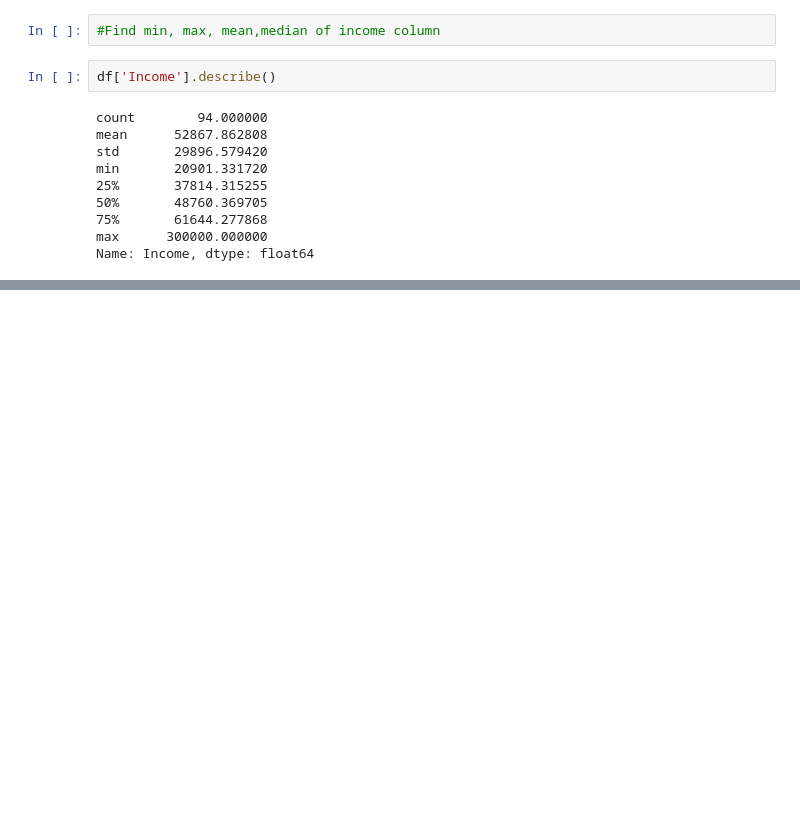
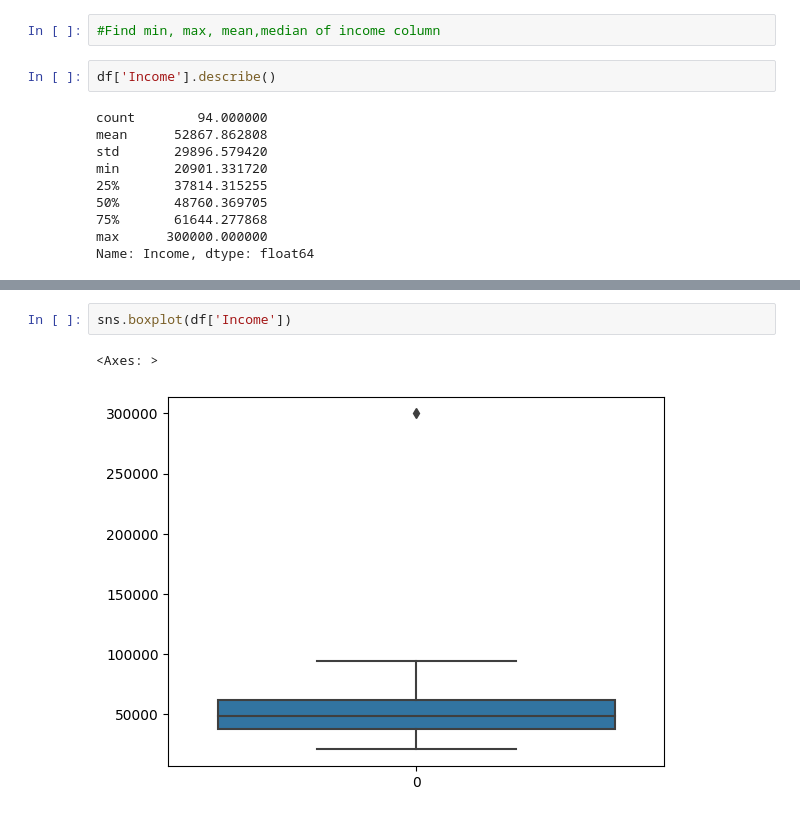
Before and after one commit to yaosheng27/schulich_data_science, a Jupyter notebook: 6110class_2.ipynb, the cells around one changed output, grey strips where cells are left out. Drawn from its saved outputs; the diff is of its cells as text; blank space fills up the shorter version.

```diff
--- a/6110class_2.ipynb
+++ b/6110class_2.ipynb
@@ -80,0 +102,5 @@ df.groupby('Gender')['Income'].describe()
+# %%
+sns.boxplot(df['Income'])
+# %% [output]
+<Axes: >
+[figure, added]
```
Also changed, not shown: parts of 14 cells of this notebook, 1 other file.
